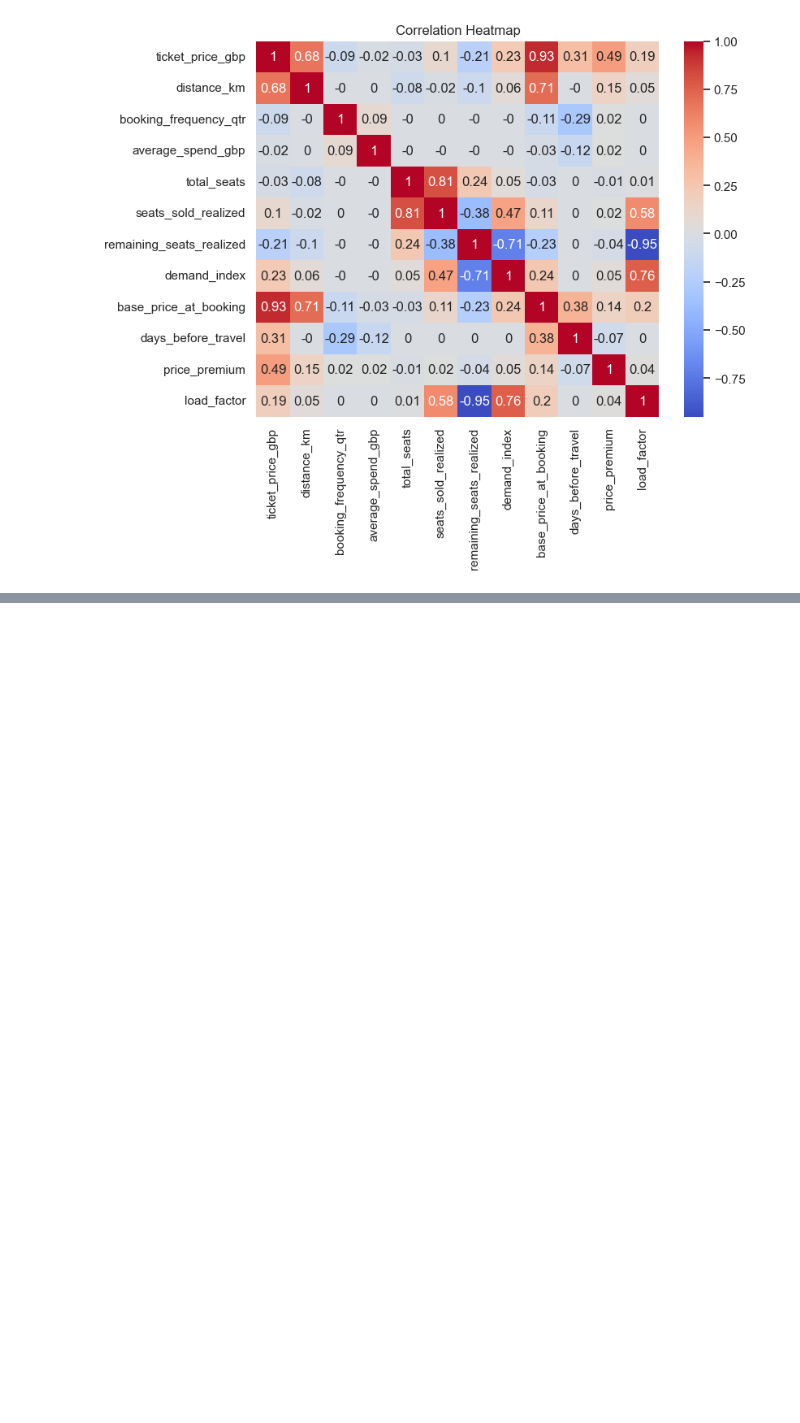
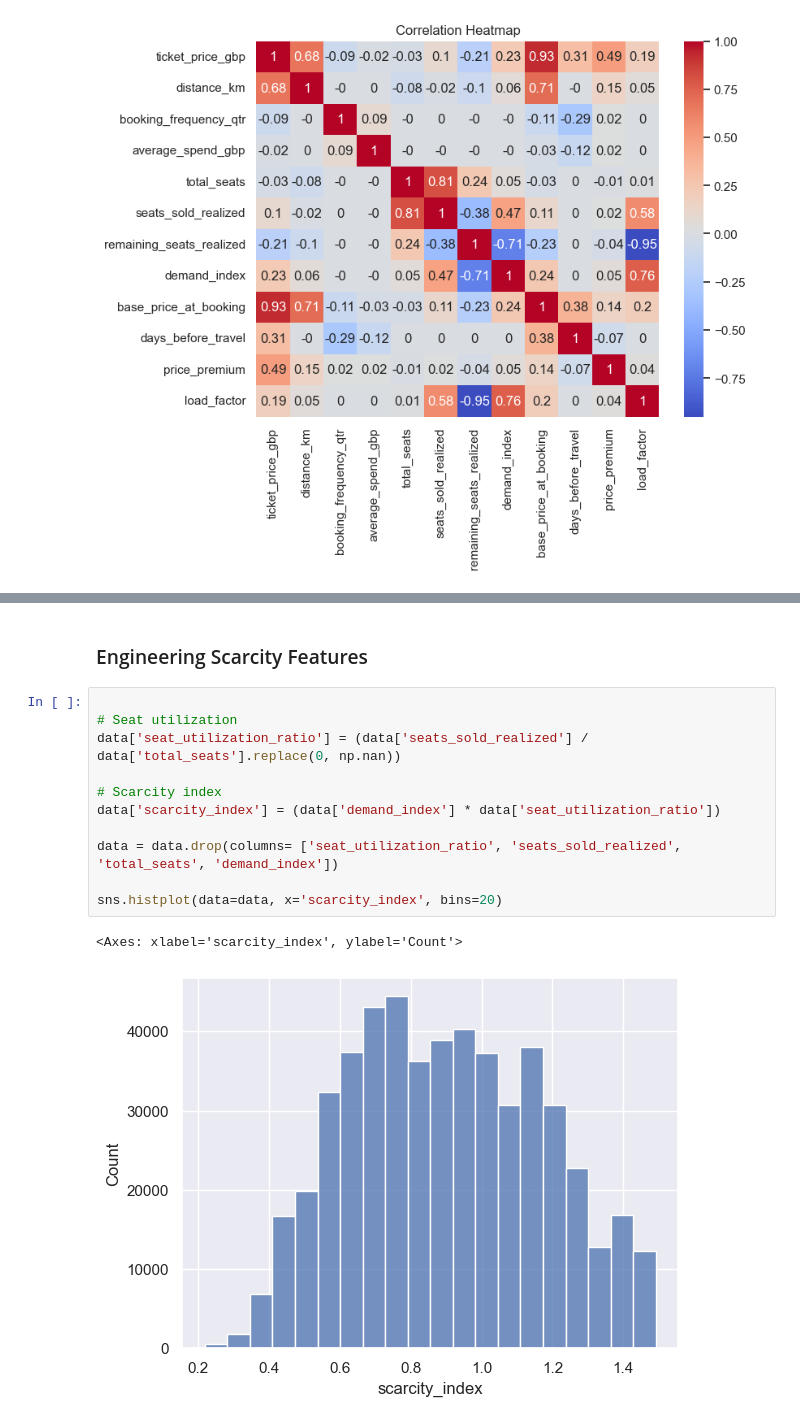
Before and after one commit to Ceejay-user/train-ticket-pricing, a Jupyter notebook: preprocessing/data-cleaning.ipynb, the cells around one changed output, grey strips where cells are left out. Saved outputs shown, nothing was run; the diff lists cells and outputs as text; blank space fills up the shorter version.

```diff
--- a/preprocessing/data-cleaning.ipynb
+++ b/preprocessing/data-cleaning.ipynb
@@ -281,0 +314,16 @@ plt.show()
+# %% [markdown]
+### Engineering Scarcity Features
+# %%
+
+# Seat utilization
+data['seat_utilization_ratio'] = (data['seats_sold_realized'] / data['total_seats'].replace(0, np.nan))
+
+# Scarcity index
+data['scarcity_index'] = (data['demand_index'] * data['seat_utilization_ratio'])
+
+data = data.drop(columns= ['seat_utilization_ratio', 'seats_sold_realized', 'total_seats', 'demand_index'])
+
+sns.histplot(data=data, x='scarcity_index', bins=20)
+# %% [output]
+<Axes: xlabel='scarcity_index', ylabel='Count'>
+[figure, added]
```
Also changed, not shown: parts of 10 cells of this notebook, 2 other files.
